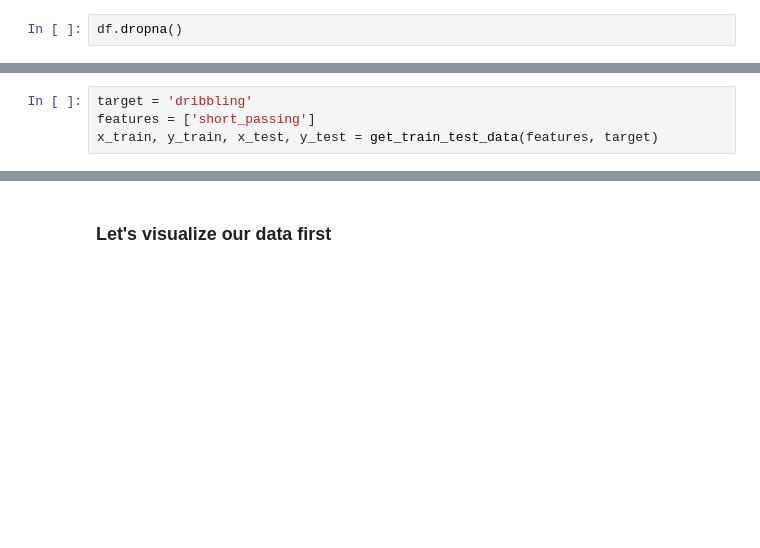
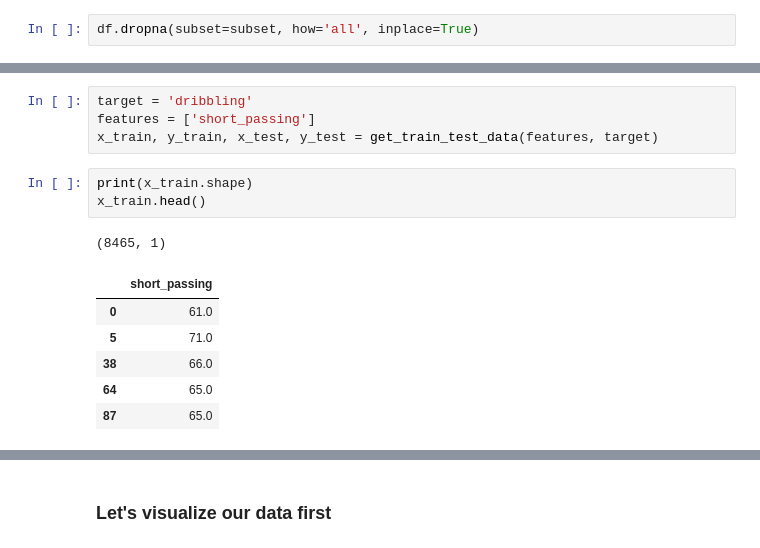
Before and after one commit to zappaz00/3_linear_regression, a Jupyter notebook: linear_regression.ipynb, the cells around one changed output, grey strips where cells are left out. Saved outputs shown, nothing was run; the diff lists cells and outputs as text; blank space fills up the shorter version.

```diff
--- a/linear_regression.ipynb
+++ b/linear_regression.ipynb
@@ -281,6 +293,6 @@ dtype: int64
 # %%
 subset=['volleys', 'curve', 'agility', 'balance', 'jumping', 'vision', 'sliding_tackle']
 # %%
-df.dropna()
+df.dropna(subset=subset, how='all', inplace=True)
 # %%
 assert df.isna().sum().sum() == 0
@@ -487,3 +568,14 @@ def get_train_test_data(features: List[str], target: str) -> tuple:
 target = 'dribbling'
 features = ['short_passing']
 x_train, y_train, x_test, y_test = get_train_test_data(features, target)
+# %%
+print(x_train.shape)
+x_train.head()
+# %% [output]
+(8465, 1)
+|  | short_passing |
+| 0 | 61.0 |
+| 5 | 71.0 |
+| 38 | 66.0 |
+| 64 | 65.0 |
+| 87 | 65.0 |
```
Also changed, not shown: parts of 29 cells of this notebook.
